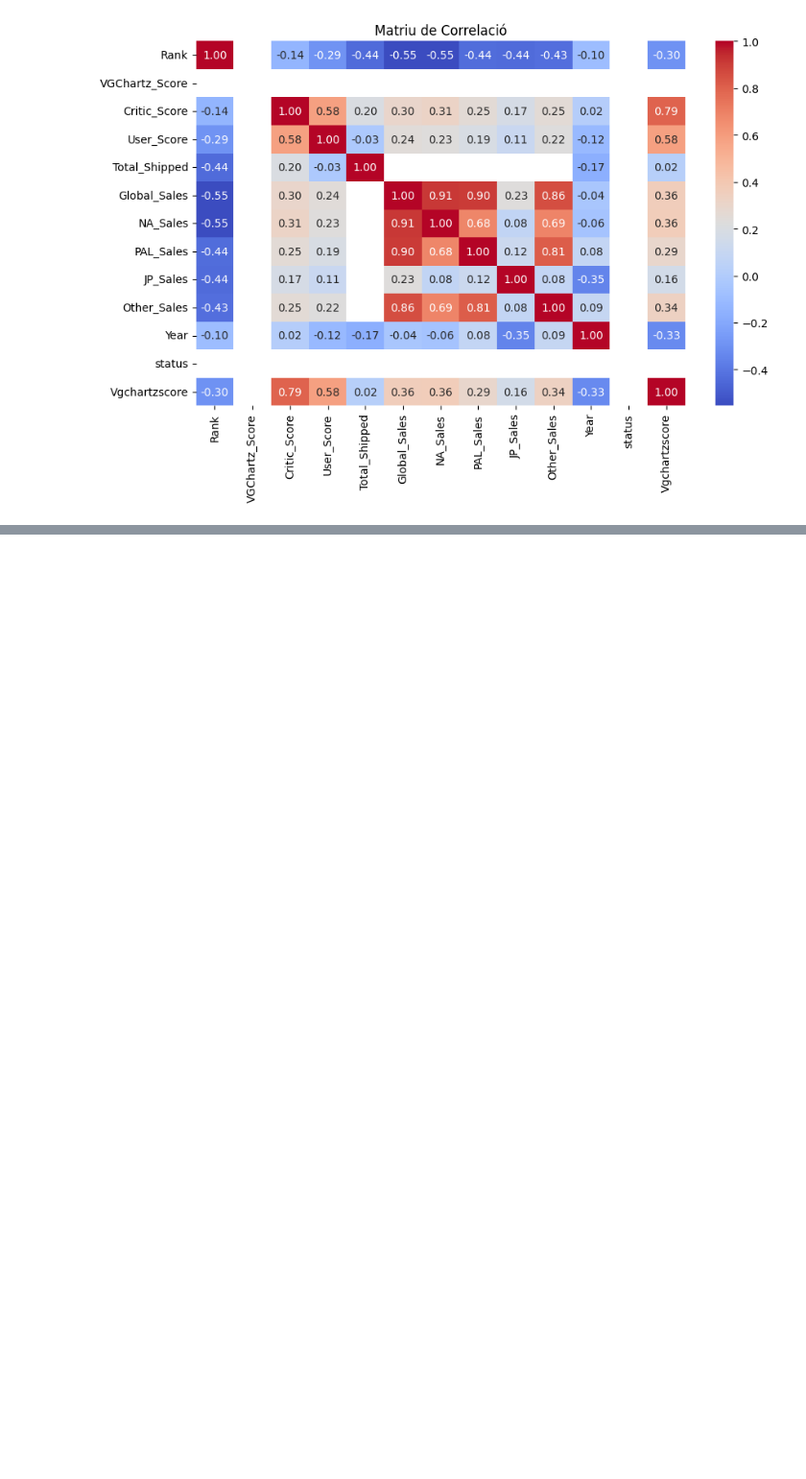
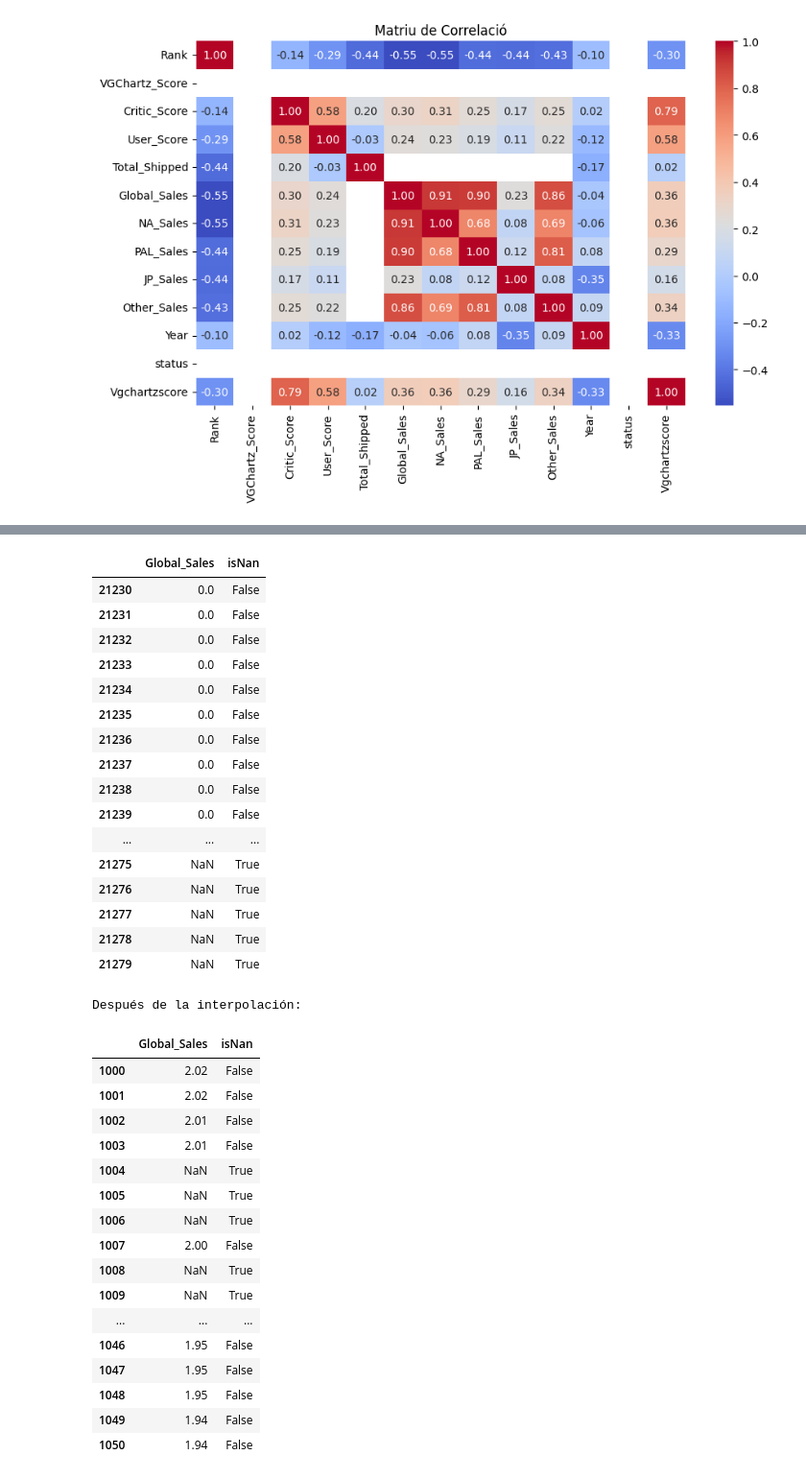
Before and after one commit to 1641028/Kaggle-video-game-sales-2019, a Jupyter notebook: Kaggle.ipynb, the cells around one changed output, grey strips where cells are left out. Shown: that part at 96% size. Saved outputs shown, nothing was run; the diff lists cells and outputs as text; code cells hidden in the pictures; blank space fills up the shorter version.

```diff
--- a/Kaggle.ipynb
+++ b/Kaggle.ipynb
@@ -93,0 +279,45 @@ plt.show()
+# %%
+data['isNan'] = data['Global_Sales'].isna()
+
+display(data[['Global_Sales', 'isNan']].iloc[21230:21280])
+
+# Interpolació
+#data['Global_Sales'] = data['Global_Sales'].interpolate(method='linear')
+
+data[['Global_Sales', 'isNan']].iloc[1000:1051]
+# %% [output]
+|  | Global_Sales | isNan |
+| 21230 | 0.0 | False |
+| 21231 | 0.0 | False |
+| 21232 | 0.0 | False |
+| 21233 | 0.0 | False |
+| 21234 | 0.0 | False |
+| 21235 | 0.0 | False |
+| 21236 | 0.0 | False |
+| 21237 | 0.0 | False |
+| 21238 | 0.0 | False |
+| 21239 | 0.0 | False |
+| ... | ... | ... |
+| 21275 | NaN | True |
+| 21276 | NaN | True |
+| 21277 | NaN | True |
+| 21278 | NaN | True |
+| 21279 | NaN | True |
+Después de la interpolación:
+|  | Global_Sales | isNan |
+| 1000 | 2.02 | False |
+| 1001 | 2.02 | False |
+| 1002 | 2.01 | False |
+| 1003 | 2.01 | False |
+| 1004 | NaN | True |
+| 1005 | NaN | True |
+| 1006 | NaN | True |
+| 1007 | 2.00 | False |
+| 1008 | NaN | True |
+| 1009 | NaN | True |
+| ... | ... | ... |
+| 1046 | 1.95 | False |
+| 1047 | 1.95 | False |
+| 1048 | 1.95 | False |
+| 1049 | 1.94 | False |
+| 1050 | 1.94 | False |
```
Also changed, not shown: parts of 16 cells of this notebook.
